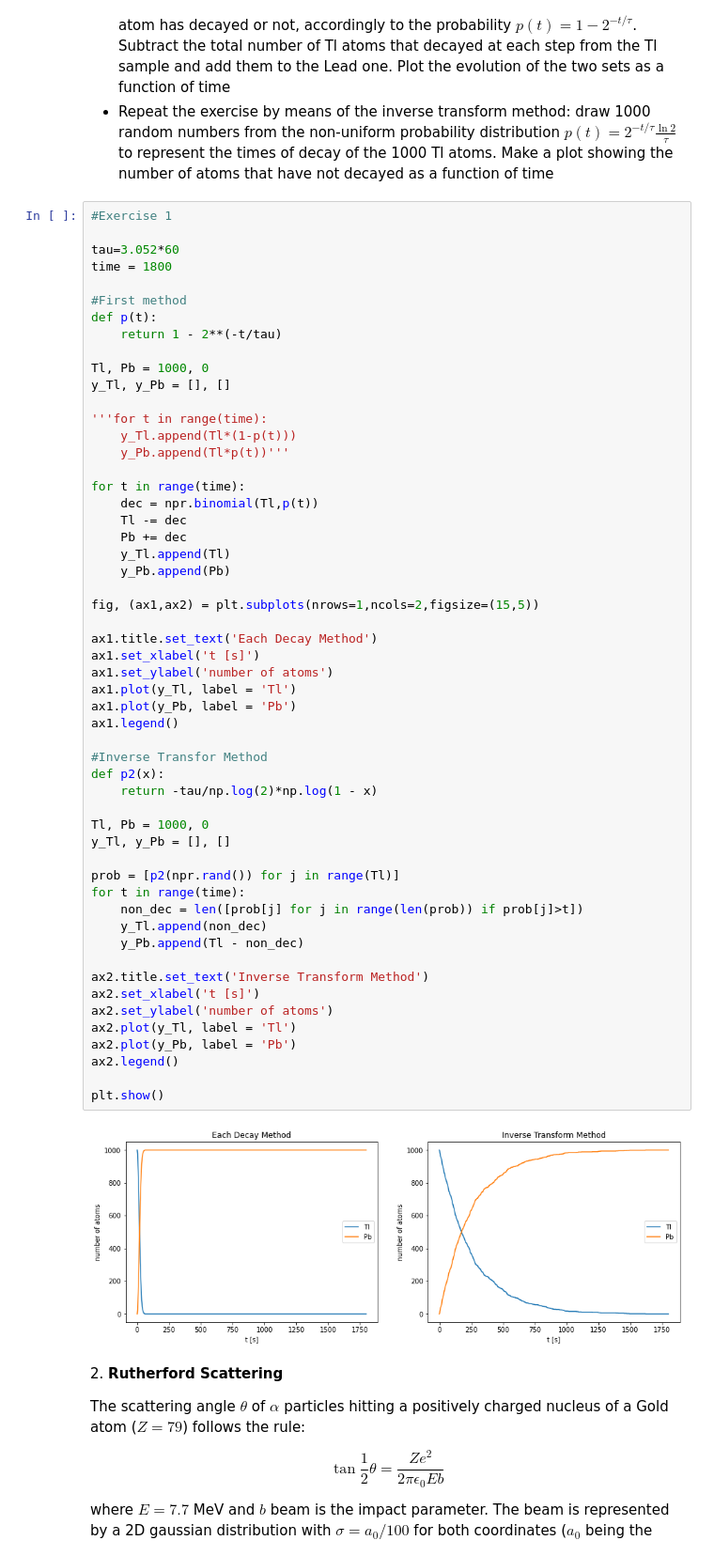
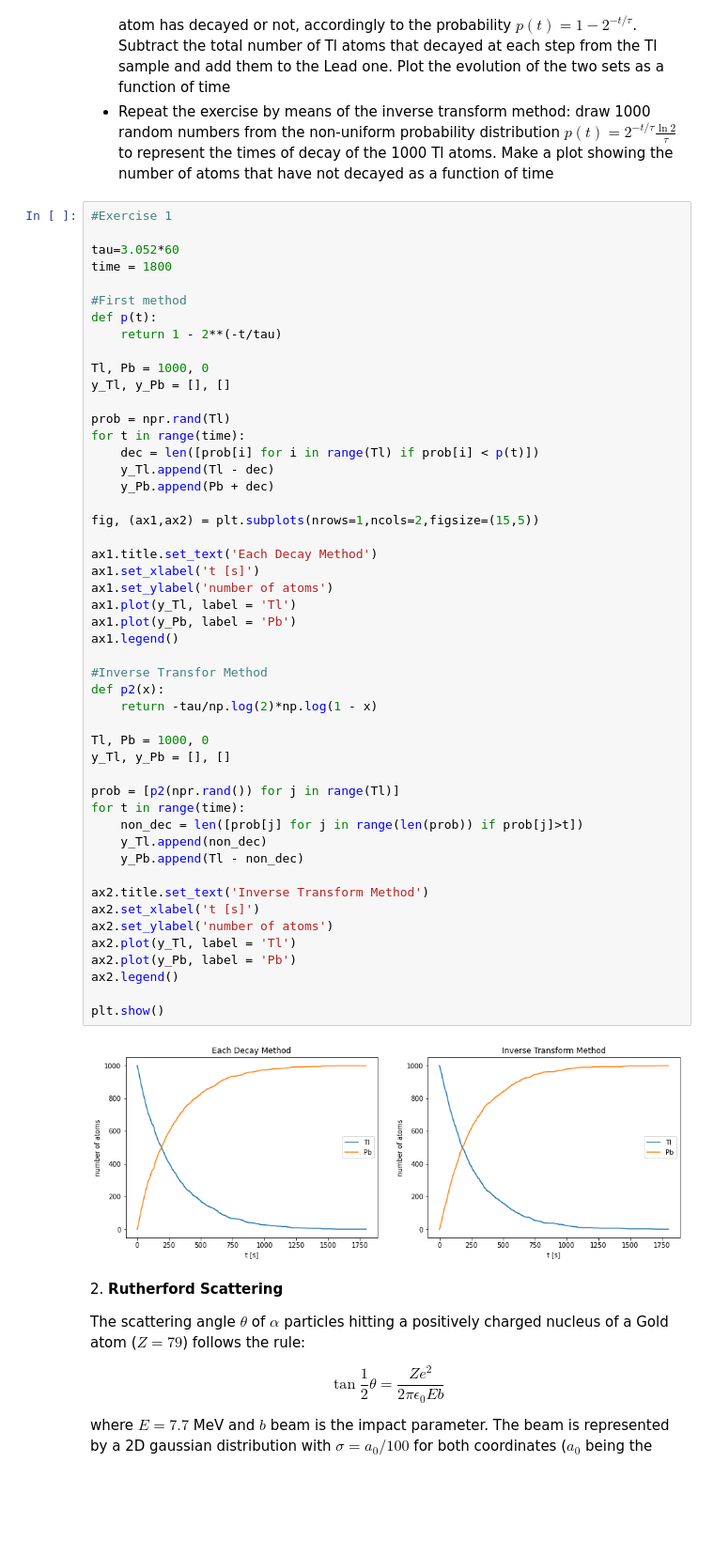
Before and after one commit to luca430/LaboratoryOfComputationalPhysics_Y4, a Jupyter notebook: 10ex_MonteCarlo.ipynb, the cells around one changed output. Shown at 94% size. Drawn from its saved outputs; the diff is of its cells as text; blank space fills up the shorter version.

```diff
--- a/10ex_MonteCarlo.ipynb
+++ b/10ex_MonteCarlo.ipynb
@@ -22,49 +22,44 @@ def p(t):
 Tl, Pb = 1000, 0
 y_Tl, y_Pb = [], []
 
-'''for t in range(time):
-    y_Tl.append(Tl*(1-p(t)))
-    y_Pb.append(Tl*p(t))'''
-
+prob = npr.rand(Tl)
 for t in range(time):
-    dec = npr.binomial(Tl,p(t))
-    Tl -= dec
-    Pb += dec
-    y_Tl.append(Tl)
-    y_Pb.append(Pb)
+    dec = len([prob[i] for i in range(Tl) if prob[i] < p(t)])
+    y_Tl.append(Tl - dec)
+    y_Pb.append(Pb + dec)
 
 fig, (ax1,ax2) = plt.subplots(nrows=1,ncols=2,figsize=(15,5))
 
 ax1.title.set_text('Each Decay Method')
 ax1.set_xlabel('t [s]')
 ax1.set_ylabel('number of atoms')
 ax1.plot(y_Tl, label = 'Tl')
 ax1.plot(y_Pb, label = 'Pb')
 ax1.legend()
 
 #Inverse Transfor Method
 def p2(x):
     return -tau/np.log(2)*np.log(1 - x)
 
 Tl, Pb = 1000, 0
 y_Tl, y_Pb = [], []
 
 prob = [p2(npr.rand()) for j in range(Tl)]
 for t in range(time):
     non_dec = len([prob[j] for j in range(len(prob)) if prob[j]>t])
     y_Tl.append(non_dec)
     y_Pb.append(Tl - non_dec)
 
 ax2.title.set_text('Inverse Transform Method')
 ax2.set_xlabel('t [s]')
 ax2.set_ylabel('number of atoms')
 ax2.plot(y_Tl, label = 'Tl')
 ax2.plot(y_Pb, label = 'Pb')
 ax2.legend()
 
 plt.show()
 # %% [output]
-[figure, old version]
+[figure, new version]
 # %% [markdown]
 2\. **Rutherford Scattering**
 
```
Also changed, not shown: parts of 1 cell of this notebook.
